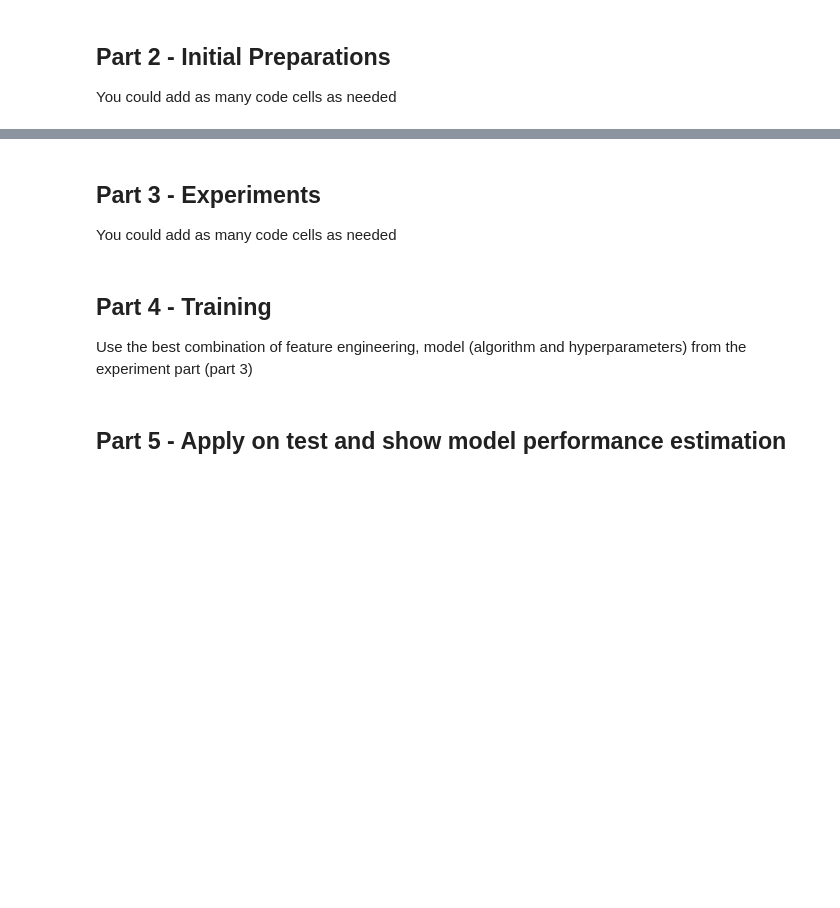
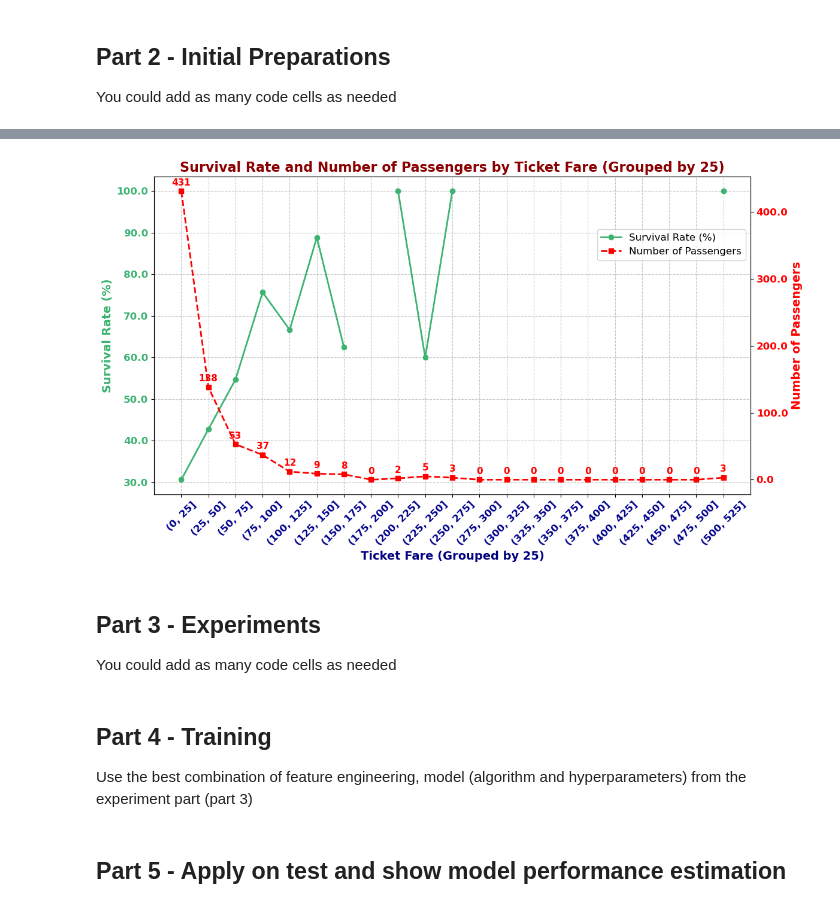
Before and after one commit to ShalevOzeri/machine-learning-task-2, a Jupyter notebook: Assignment2_supervised_learning_flow.ipynb, the cells around one changed output, grey strips where cells are left out. Saved outputs shown, nothing was run; the diff lists cells and outputs as text; code cells hidden in the pictures; blank space fills up the shorter version.

```diff
--- a/Assignment2_supervised_learning_flow.ipynb
+++ b/Assignment2_supervised_learning_flow.ipynb
@@ -60,3 +144,80 @@ You could add as many code cells as needed
+# %%
+import matplotlib.pyplot as plt
+import pandas as pd
+
+# Handle missing values in the 'Fare' column by filling them with the median
+train_df["Fare"] = train_df["Fare"].fillna(train_df["Fare"].median())
+
+# Create fare groups with 25-unit intervals
+fare_bins = list(range(0, int(train_df["Fare"].max()) + 25, 25))
+train_df["FareGroup"] = pd.cut(train_df["Fare"], bins=fare_bins)
+
+# Calculate the survival rate for each fare group
+survival_rates = train_df.groupby("FareGroup")["Survived"].mean() * 100
+
+# Calculate the number of passengers in each fare group
+passenger_counts = train_df["FareGroup"].value_counts().sort_index()
+
+# Create a visualization
+fig, ax1 = plt.subplots(figsize=(12, 7))
+
+# Survival rate line (green)
+ax1.plot(
+    survival_rates.index.astype(str),
+    survival_rates.values,
+    marker='o',
+    linestyle='-',
+    color='mediumseagreen',
+    label='Survival Rate (%)',
+    linewidth=2
+)
+ax1.set_xlabel("Ticket Fare (Grouped by 25)", fontsize=14, fontweight='bold', color='navy')
+ax1.set_ylabel("Survival Rate (%)", fontsize=14, fontweight='bold', color='mediumseagreen')
+ax1.tick_params(axis='y', labelcolor='mediumseagreen')
+ax1.set_xticks(range(len(survival_rates.index)))
+ax1.set_xticklabels(survival_rates.index.astype(str), rotation=45, fontsize=12, fontweight='bold', color='darkblue')
+ax1.set_yticklabels(ax1.get_yticks(), fontsize=12, fontweight='bold', color='mediumseagreen')
+
+# Number of passengers line (red, secondary y-axis)
+ax2 = ax1.twinx()
+ax2.plot(
+    passenger_counts.index.astype(str),
+    passenger_counts.values,
+    marker='s',
+    linestyle='--',
+    color='red',
+    label='Number of Passengers',
+    linewidth=2
+)
+ax2.set_ylabel("Number of Passengers", fontsize=14, fontweight='bold', color='red')
+ax2.tick_params(axis='y', labelcolor='red')
+ax2.set_yticklabels(ax2.get_yticks(), fontsize=12, fontweight='bold', color='red')
+ax2.set_xticks(range(len(passenger_counts.index)))
+ax2.set_xticklabels(passenger_counts.index.astype(str), rotation=45, fontsize=12, fontweight='bold', color='red')
+
+# Add data labels to the red line (number of passengers)
+for i, (x, y) in enumerate(zip(passenger_counts.index.astype(str), passenger_counts.values)):
+    ax2.text(i, y + max(passenger_counts.values)*0.02, str(y), color='red', fontsize=11, fontweight='bold', ha='center')
+
+# Title and grid
+plt.title("Survival Rate and Number of Passengers by Ticket Fare (Grouped by 25)", fontsize=16, fontweight='bold', color='darkred')
+ax1.grid(True, linestyle='--', alpha=0.7)
+
+# Legends (upper right)
+lines_1, labels_1 = ax1.get_legend_handles_labels()
+lines_2, labels_2 = ax2.get_legend_handles_labels()
+ax1.legend(
+    lines_1 + lines_2,
+    labels_1 + labels_2,
+    loc='upper right',
+    bbox_to_anchor=(1, 0.85),
+    fontsize=12
+)
+
+plt.tight_layout()
+plt.show()
+# %% [output]
+[figure, added]
 # %% [markdown]
 ## Part 3 - Experiments
 You could add as many code cells as needed
```
Also changed, not shown: parts of 8 cells of this notebook.
